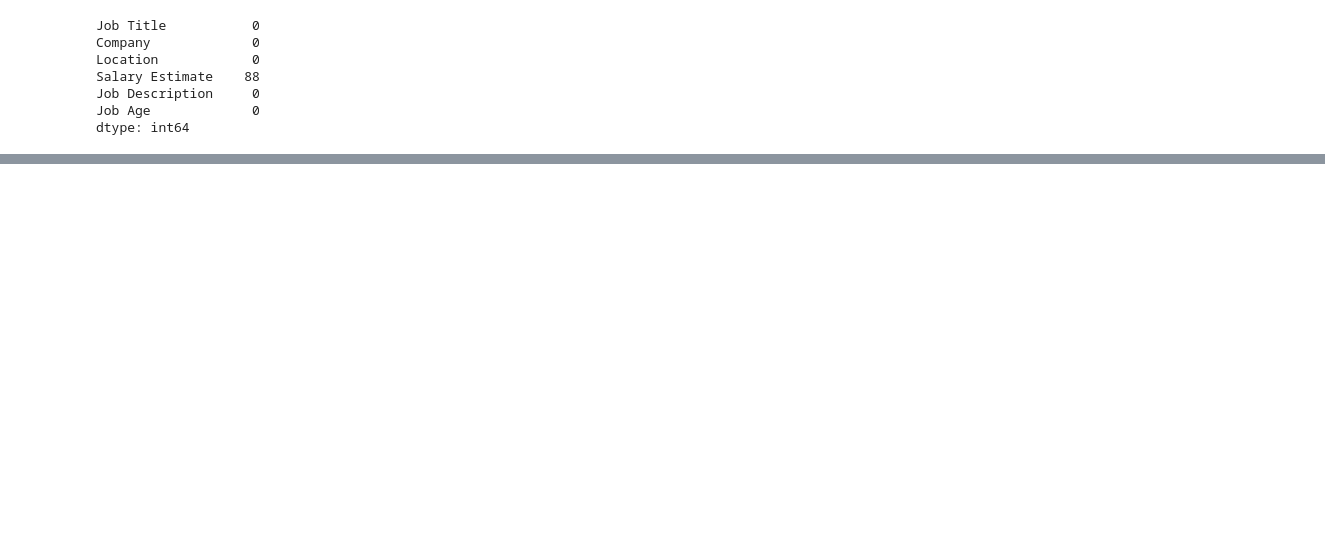
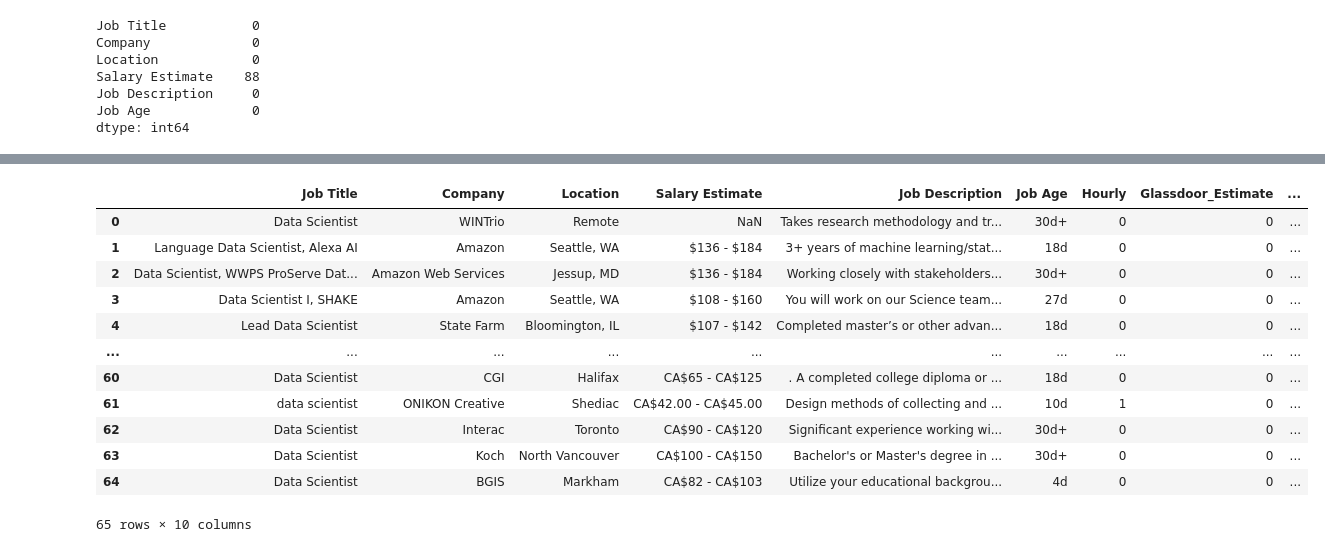
Before and after one commit to Salah-Mo-hammed/ds-jobs, a Jupyter notebook: ds_jobs_project/notebooks/ds_jobs_notebook.ipynb, the cells around one changed output, grey strips where cells are left out. Saved outputs shown, nothing was run; the diff lists cells and outputs as text; code cells hidden in the pictures; blank space fills up the shorter version.

```diff
--- a/ds_jobs_project/notebooks/ds_jobs_notebook.ipynb
+++ b/ds_jobs_project/notebooks/ds_jobs_notebook.ipynb
@@ -92,4 +119,5 @@ big_df=big_merged_df.copy()
 # %%
+df=pd.read_csv("/home/salah-mohammed/Data_Science/ds_jobs_project/data/merged_data_frames/merged_jobs_data.csv")
 df.head(15)
 # %% [output]
 |  | Job Title | Company | Location | Salary Estimate | Job Description | Job Age |
@@ -137,17 +174,3 @@ Salary Estimate    88
 Job Description     0
 Job Age             0
 dtype: int64
-# %%
-print(df['Salary Estimate'].dtype)
-print("null values:", df['Salary Estimate'].isna().sum())
-print(df['Salary Estimate'].head(10))
-
-df['salary_type'] = (
-    df['Salary Estimate']
-      .astype(str)
-      .str.split('(')
-      .str[0]
-      .replace('nan', pd.NA)
-)
-
-df['salary_type'].head()
@@ -153,0 +364,65 @@ df['salary_type'].head()
+# %%
+# idea came to my mind, what if in salary_TYPE column , there is hour and employer provided at the same time, or hour and glassdoor est.
+# so the best thing is to make 3 cols, one for glassdoor est. one for employer provided, and one for hourly or not.
+
+def check_employer_provided(x):
+    if pd.isna(x):
+        return 0
+    return int('employer provided' in x.lower())
+
+
+def check_hourly(x):
+    if pd.isna(x):
+        return 0
+    return int('hour' in x.lower())
+
+
+def check_glassdoor_estimate(x):
+    if pd.isna(x):
+        return 0
+    return int('glassdoor' in x.lower())
+
+df['Hourly']=df['Salary Estimate'].apply(check_hourly)
+df['Glassdoor_Estimate']=df['Salary Estimate'].apply(check_glassdoor_estimate)
+df['Employer_Provided']=df['Salary Estimate'].apply(check_employer_provided)
+
+# to remove the salary type from salary estimate col
+df['Salary Estimate']=df['Salary Estimate'].str.split('(').str[0]
+df['Salary Estimate']=df['Salary Estimate'].str.split('P').str[0]
+df['Salary Estimate']=df['Salary Estimate'].str.replace('K','')
+
+def extract_currency(x):
+    if pd.isna(x):
+        return 'Unknown'
+    if 'CA$' in x:
+        return 'CA$'
+    if 'A$' in x:
+        return 'A$'
+    if '£' in x:
+        return '£'
+    if '$' in x:
+        return '$'
+    if 'FCFA' in x:
+        return 'FCFA'
+    if 'SGD' in x:
+        return 'SGD'
+    else:
+        return 'Unknown'
+
+df['currency']=df['Salary Estimate'].apply(extract_currency)
+
+df.head(65)
+# %% [output]
+|  | Job Title | Company | Location | Salary Estimate | Job Description | Job Age | Hourly | Glassdoor_Estimate | ... |
+| 0 | Data Scientist | WINTrio | Remote | NaN | Takes research methodology and tr... | 30d+ | 0 | 0 | ... |
+| 1 | Language Data Scientist, Alexa AI | Amazon | Seattle, WA | $136 - $184 | 3+ years of machine learning/stat... | 18d | 0 | 0 | ... |
+| 2 | Data Scientist, WWPS ProServe Dat... | Amazon Web Services | Jessup, MD | $136 - $184 | Working closely with stakeholders... | 30d+ | 0 | 0 | ... |
+| 3 | Data Scientist I, SHAKE | Amazon | Seattle, WA | $108 - $160 | You will work on our Science team... | 27d | 0 | 0 | ... |
+| 4 | Lead Data Scientist | State Farm | Bloomington, IL | $107 - $142 | Completed master’s or other advan... | 18d | 0 | 0 | ... |
+| ... | ... | ... | ... | ... | ... | ... | ... | ... | ... |
+| 60 | Data Scientist | CGI | Halifax | CA$65 - CA$125 | . A completed college diploma or ... | 18d | 0 | 0 | ... |
+| 61 | data scientist | ONIKON Creative | Shediac | CA$42.00 - CA$45.00 | Design methods of collecting and ... | 10d | 1 | 0 | ... |
+| 62 | Data Scientist | Interac | Toronto | CA$90 - CA$120 | Significant experience working wi... | 30d+ | 0 | 0 | ... |
+| 63 | Data Scientist | Koch | North Vancouver | CA$100 - CA$150 | Bachelor's or Master's degree in ... | 30d+ | 0 | 0 | ... |
+| 64 | Data Scientist | BGIS | Markham | CA$82 - CA$103 | Utilize your educational backgrou... | 4d | 0 | 0 | ... |
+65 rows × 10 columns
```
Also changed, not shown: parts of 34 cells of this notebook.
